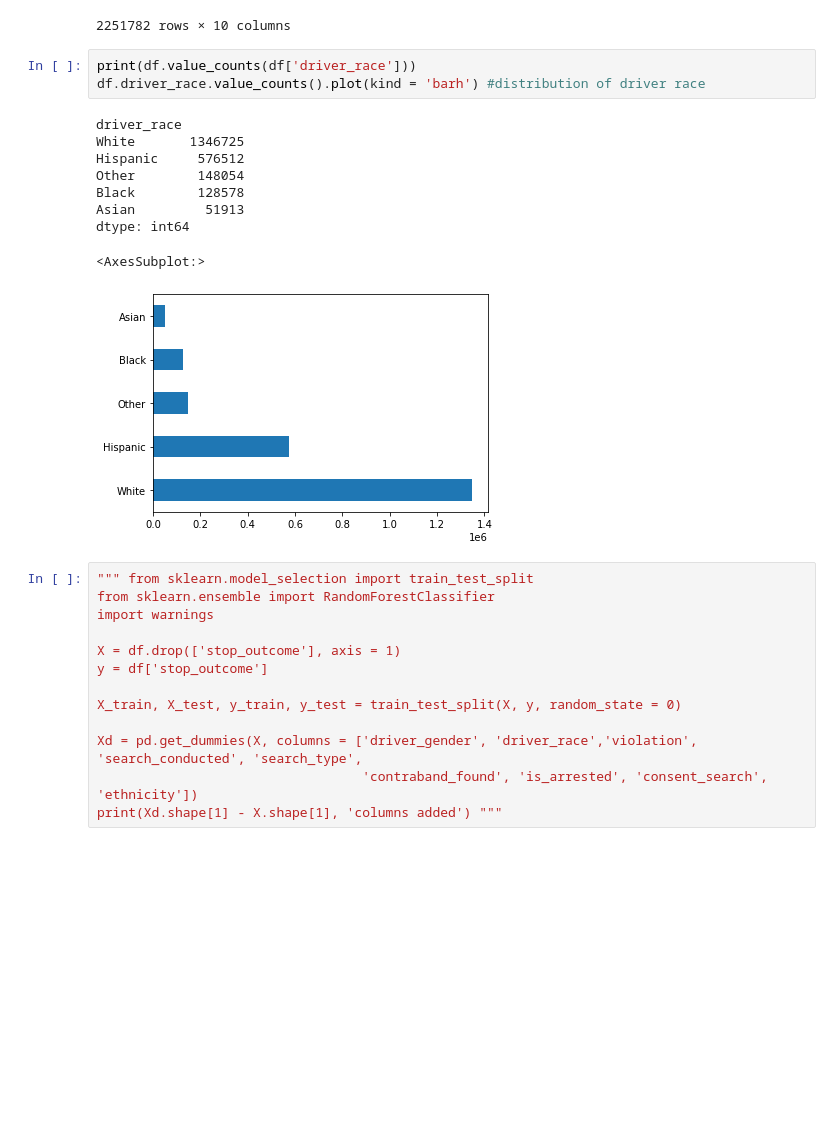
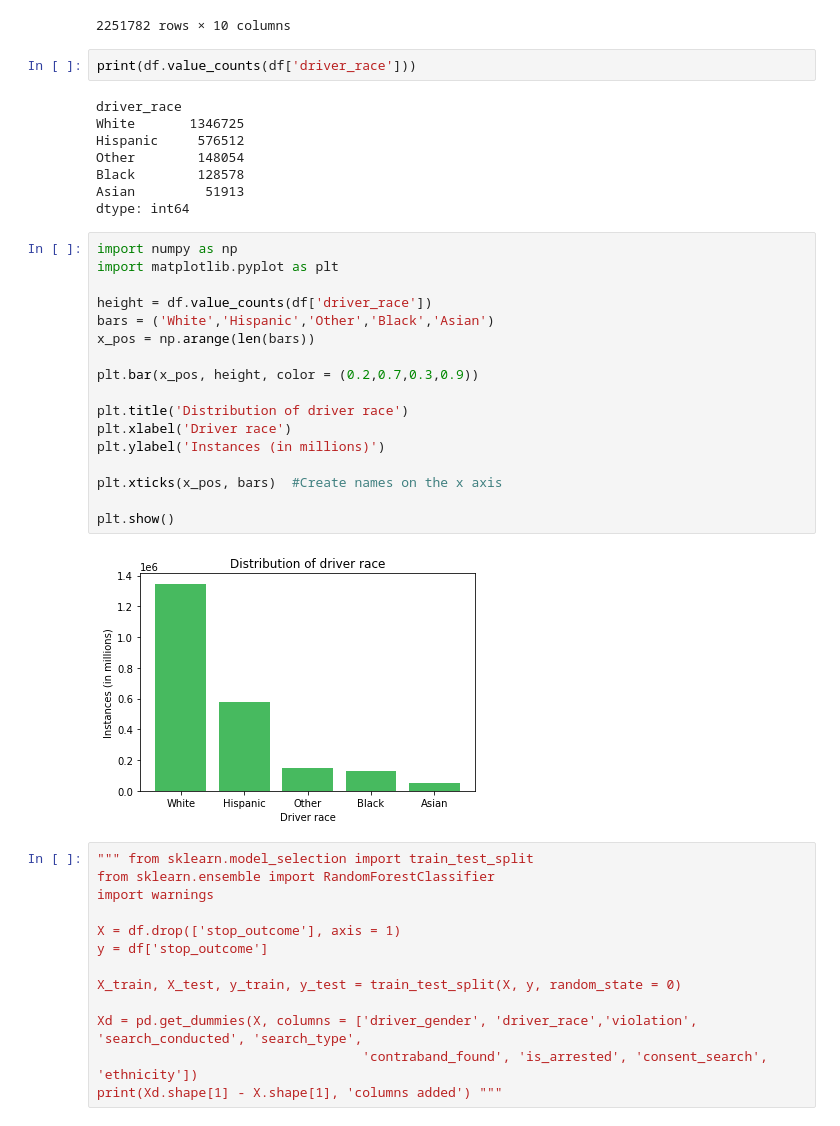
Before and after one commit to MasterWolff/BDA-Project, a Jupyter notebook: BDA code.ipynb, the cells around one changed output. Cells and saved outputs as stored; diff of their text form; blank space fills up the shorter version.

Commit message:
Improving data visualizations

```diff
--- a/BDA code.ipynb
+++ b/BDA code.ipynb
@@ -77,7 +77,6 @@ df
 2251782 rows × 10 columns
 # %%
 print(df.value_counts(df['driver_race']))
-df.driver_race.value_counts().plot(kind = 'barh') #distribution of driver race
 # %% [output]
 driver_race
 White       1346725
@@ -86,8 +85,25 @@ Other        148054
 Black        128578
 Asian         51913
 dtype: int64
-<AxesSubplot:>
-[figure, removed]
+# %%
+import numpy as np
+import matplotlib.pyplot as plt
+
+height = df.value_counts(df['driver_race'])
+bars = ('White','Hispanic','Other','Black','Asian')
+x_pos = np.arange(len(bars))
+
+plt.bar(x_pos, height, color = (0.2,0.7,0.3,0.9))
+
+plt.title('Distribution of driver race')
+plt.xlabel('Driver race')
+plt.ylabel('Instances (in millions)')
+
+plt.xticks(x_pos, bars)  #Create names on the x axis
+
+plt.show()
+# %% [output]
+[figure, added]
 # %%
 """ from sklearn.model_selection import train_test_split
 from sklearn.ensemble import RandomForestClassifier
```
Also changed, not shown: parts of 1 cell of this notebook, 2 other files.
